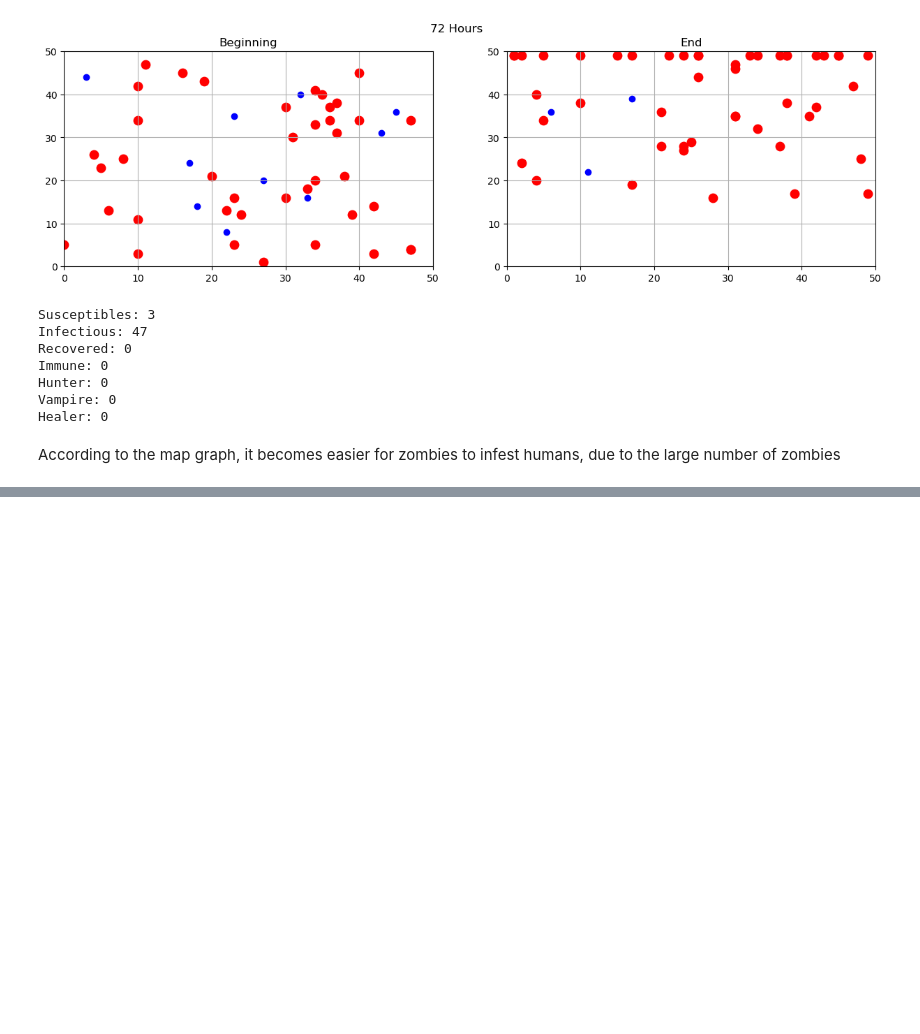
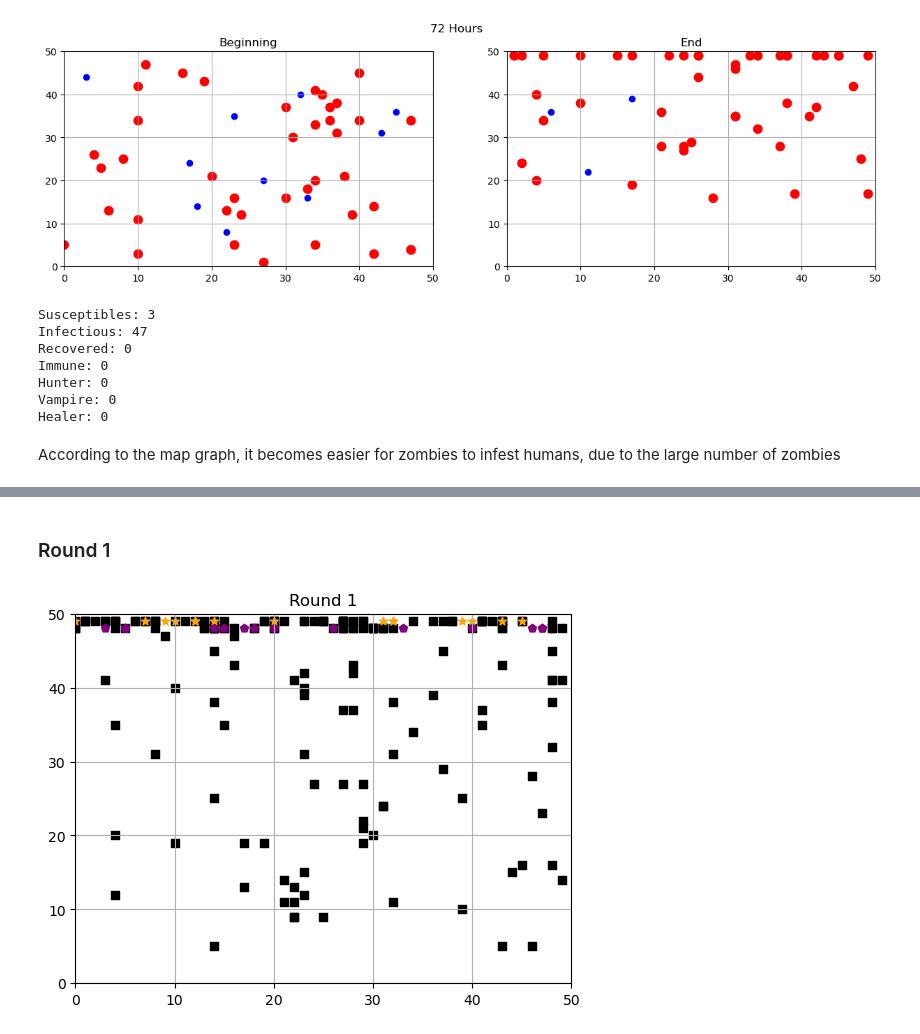
Before and after one commit to MOD510-2023/Project-4, a Jupyter notebook: RWD.ipynb, the cells around one changed output, grey strips where cells are left out. Saved outputs shown, nothing was run; the diff lists cells and outputs as text; code cells hidden in the pictures; blank space fills up the shorter version.

```diff
--- a/RWD.ipynb
+++ b/RWD.ipynb
@@ -437,0 +519,12 @@ According to the map graph, it becomes easier for zombies to infest humans, due
+# %% [markdown]
+### Round 1
+# %%
+scenario05_r1 = RandomWalkEpidemicSimulator(200, no_initially_infected=0, no_vampire=100, no_hunter=100, k=0.5)
+
+scenario05_r1.run(month)
+
+plt.figure()
+plt.title(f"Round 1")
+scenario05_r1.game()
+# %% [output]
+[figure, added]
```
Also changed, not shown: parts of 26 cells of this notebook.
